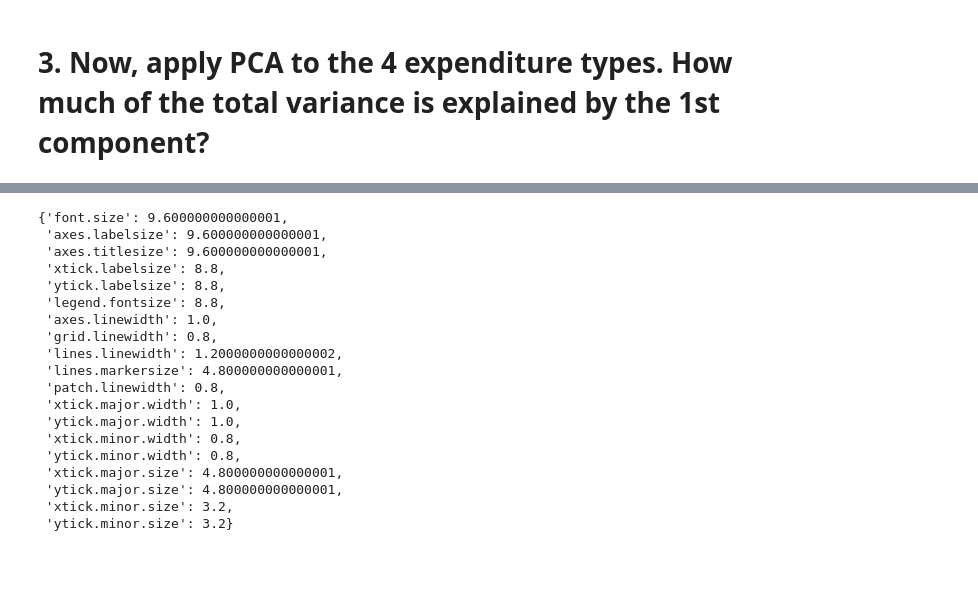
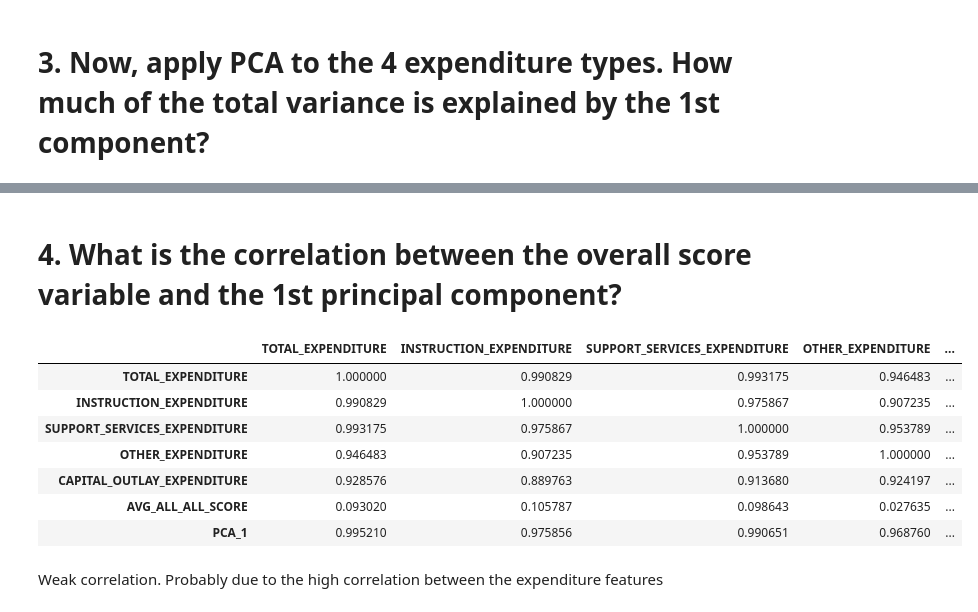
Before and after one commit to WAzaizeh/Main_Course, a Jupyter notebook: Feature engineering 2.ipynb, the cells around one changed output, grey strips where cells are left out. Cells and saved outputs as stored; diff of their text form; code cells hidden in the pictures; blank space fills up the shorter version.

```diff
--- a/Feature engineering 2.ipynb
+++ b/Feature engineering 2.ipynb
@@ -138,22 +141,20 @@ plt.show()
-# %%
-sns.plotting_context()
-# %% [output]
-{'font.size': 9.600000000000001,
- 'axes.labelsize': 9.600000000000001,
- 'axes.titlesize': 9.600000000000001,
- 'xtick.labelsize': 8.8,
- 'ytick.labelsize': 8.8,
- 'legend.fontsize': 8.8,
- 'axes.linewidth': 1.0,
- 'grid.linewidth': 0.8,
- 'lines.linewidth': 1.2000000000000002,
- 'lines.markersize': 4.800000000000001,
- 'patch.linewidth': 0.8,
- 'xtick.major.width': 1.0,
- 'ytick.major.width': 1.0,
- 'xtick.minor.width': 0.8,
- 'ytick.minor.width': 0.8,
- 'xtick.major.size': 4.800000000000001,
- 'ytick.major.size': 4.800000000000001,
- 'xtick.minor.size': 3.2,
- 'ytick.minor.size': 3.2}
+# %% [markdown]
+# 4. What is the correlation between the overall score variable and the 1st principal component?
+# %%
+# save 1st principal component to the dataframe
+usedu_df['PCA_1'] = PCA(n_components=1).fit_transform(z_data)
+exp_cols = [col for col in usedu_df.columns if 'EXPENDITURE' in col]
+exp_cols.append('AVG_ALL_ALL_SCORE')
+exp_cols.append('PCA_1')
+usedu_df[exp_cols].corr()
+# %% [output]
+|  | TOTAL_EXPENDITURE | INSTRUCTION_EXPENDITURE | SUPPORT_SERVICES_EXPENDITURE | OTHER_EXPENDITURE | ... |
+| TOTAL_EXPENDITURE | 1.000000 | 0.990829 | 0.993175 | 0.946483 | ... |
+| INSTRUCTION_EXPENDITURE | 0.990829 | 1.000000 | 0.975867 | 0.907235 | ... |
+| SUPPORT_SERVICES_EXPENDITURE | 0.993175 | 0.975867 | 1.000000 | 0.953789 | ... |
+| OTHER_EXPENDITURE | 0.946483 | 0.907235 | 0.953789 | 1.000000 | ... |
+| CAPITAL_OUTLAY_EXPENDITURE | 0.928576 | 0.889763 | 0.913680 | 0.924197 | ... |
+| AVG_ALL_ALL_SCORE | 0.093020 | 0.105787 | 0.098643 | 0.027635 | ... |
+| PCA_1 | 0.995210 | 0.975856 | 0.990651 | 0.968760 | ... |
+# %% [markdown]
+Weak correlation. Probably due to the high correlation between the expenditure features
```
Also changed, not shown: parts of 3 cells of this notebook.
